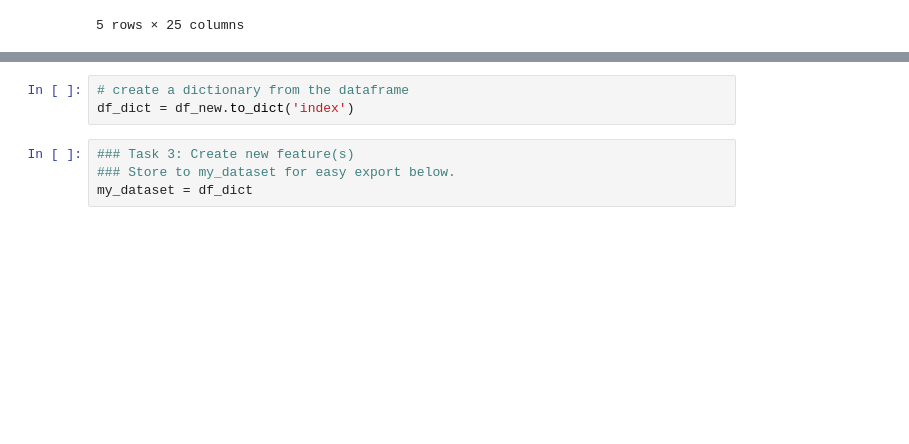
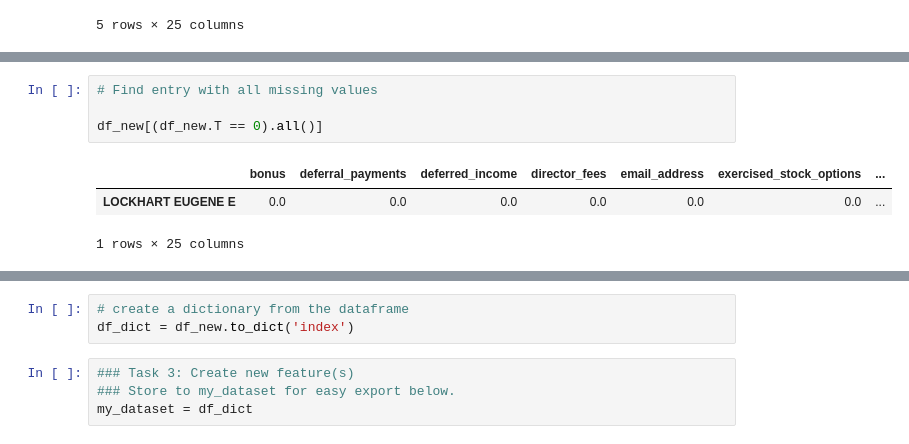
Before and after one commit to SpecCRA/enron_dataset_ml_project, a Jupyter notebook: poi_id.ipynb, the cells around one changed output, grey strips where cells are left out. Saved outputs shown, nothing was run; the diff lists cells and outputs as text; blank space fills up the shorter version.

```diff
--- a/poi_id.ipynb
+++ b/poi_id.ipynb
@@ -139,0 +161,8 @@ df_new.sort_values(['bonus', 'salary'], ascending=False).head()
+# %%
+# Find entry with all missing values
+
+df_new[(df_new.T == 0).all()]
+# %% [output]
+|  | bonus | deferral_payments | deferred_income | director_fees | email_address | exercised_stock_options | ... |
+| LOCKHART EUGENE E | 0.0 | 0.0 | 0.0 | 0.0 | 0.0 | 0.0 | ... |
+1 rows × 25 columns
```
Also changed, not shown: parts of 15 cells of this notebook.
